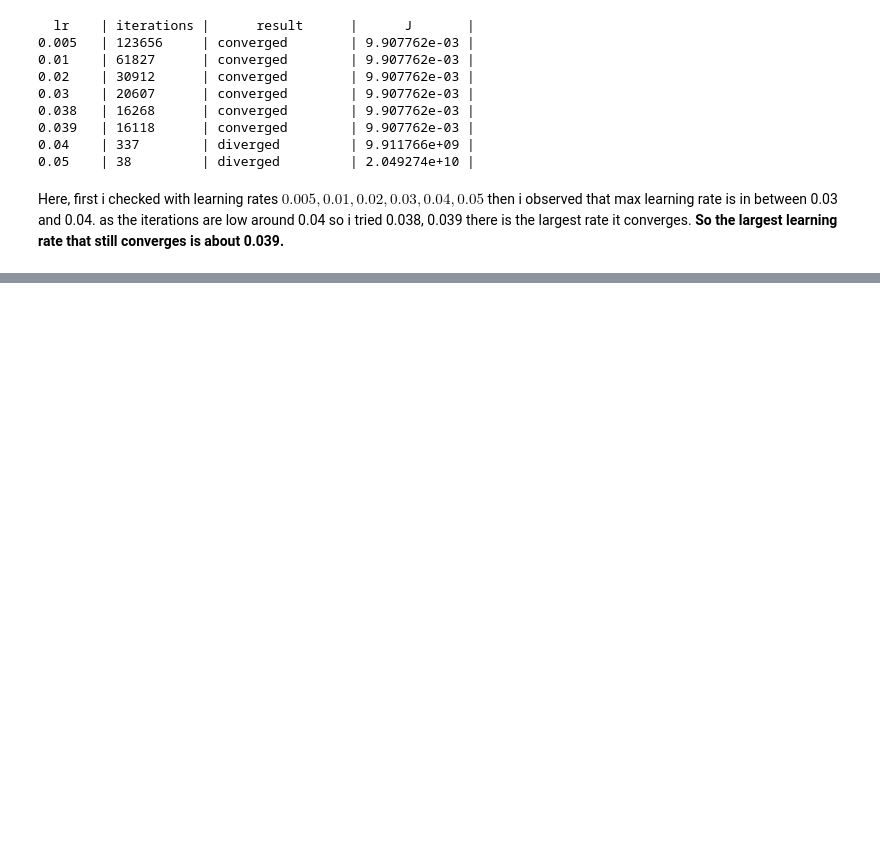
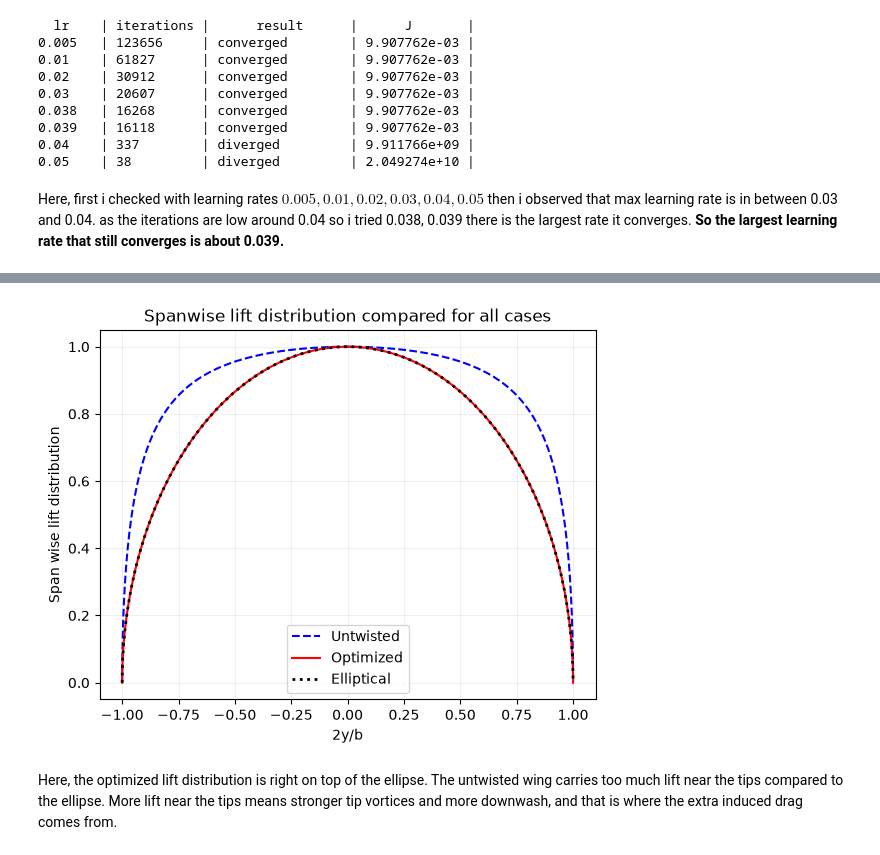
Before and after one commit to Kalyanaraama/AE801_2026, a Jupyter notebook: optimization/B Kalyana Raama - Optimisation.ipynb, the cells around one changed output, grey strips where cells are left out. Saved outputs shown, nothing was run; the diff lists cells and outputs as text; code cells hidden in the pictures; blank space fills up the shorter version.

```diff
--- a/optimization/B Kalyana Raama - Optimisation.ipynb
+++ b/optimization/B Kalyana Raama - Optimisation.ipynb
@@ -170,0 +223,27 @@ Here, first i checked with learning rates $ 0.005, 0.01, 0.02, 0.03, 0.04, 0.05
+# %%
+th = np.linspace(0, np.pi, 300)
+y = -np.cos(th)
+
+G0 = np.zeros_like(th)
+G1 = np.zeros_like(th)
+G0_root = 0
+G1_root = 0
+for j in range(N):
+    G0 = G0 + A0[j] * np.sin(n[j] * th)
+    G1 = G1 + A_opt[j] * np.sin(n[j] * th)
+    G0_root = G0_root + A0[j] * np.sin(n[j] * np.pi/2)
+    G1_root = G1_root + A_opt[j] * np.sin(n[j] * np.pi/2)
+
+plt.plot(y, G0 / G0_root, 'b--', label='Untwisted')
+plt.plot(y, G1 / G1_root, 'r', label='Optimized')
+plt.plot(y, np.sqrt(1 - y**2), 'k:', linewidth=2, label='Elliptical')
+plt.xlabel('2y/b')
+plt.ylabel('Span wise lift distribution')
+plt.title('Spanwise lift distribution compared for all cases')
+plt.grid(True, alpha=0.2)
+plt.legend(loc='lower center')
+plt.show()
+# %% [output]
+[figure, added]
+# %% [markdown]
+Here, the optimized lift distribution is right on top of the ellipse. The untwisted wing carries too much lift near the tips compared to the ellipse. More lift near the tips means stronger tip vortices and more downwash, and that is where the extra induced drag comes from.
```
Also changed, not shown: parts of 7 cells of this notebook.
